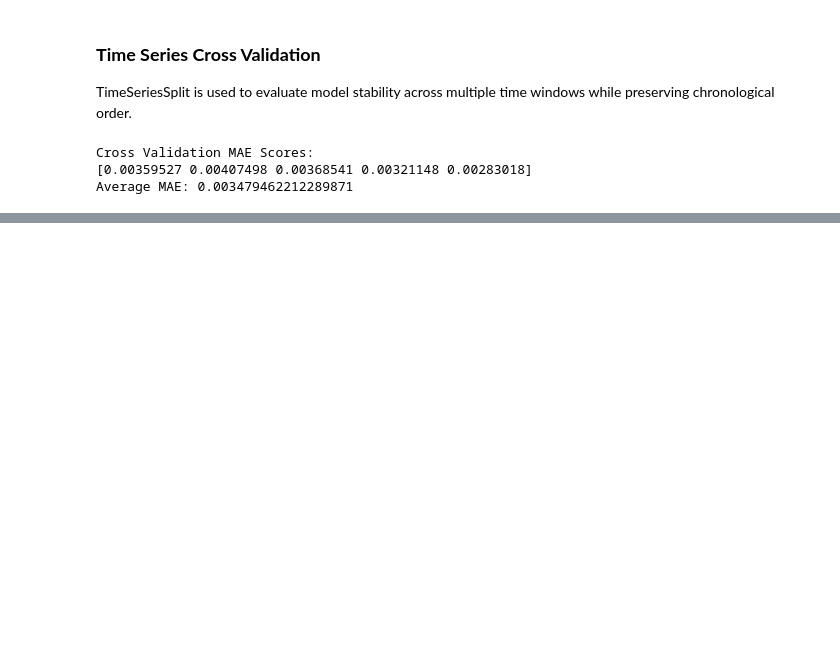
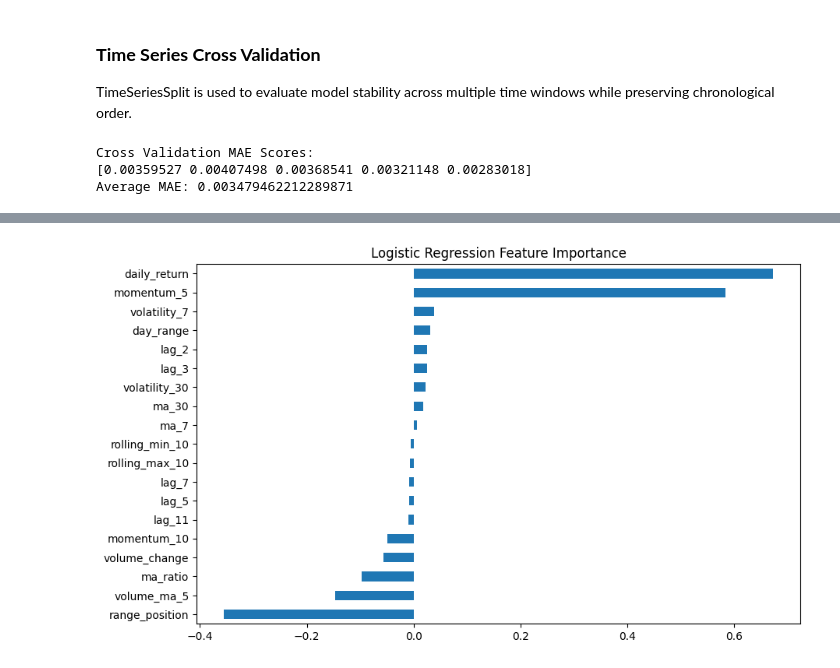
Before and after one commit to Assesa44/Stock-Market-Prediction, a Jupyter notebook: notebooks/notebook.ipynb, the cells around one changed output, grey strips where cells are left out. Drawn from its saved outputs; the diff is of its cells as text; code cells hidden in the pictures; blank space fills up the shorter version.

```diff
--- a/notebooks/notebook.ipynb
+++ b/notebooks/notebook.ipynb
@@ -2151,0 +2321,14 @@ Average MAE: 0.003479462212289871
+# %%
+importance = pd.Series(
+    log_model.coef_[0],
+    index=features
+)
+
+importance = importance.sort_values()
+
+plt.figure(figsize=(10,6))
+importance.plot(kind='barh')
+plt.title("Logistic Regression Feature Importance")
+plt.show()
+# %% [output]
+[figure, added]
```
Also changed, not shown: parts of 23 cells of this notebook.
